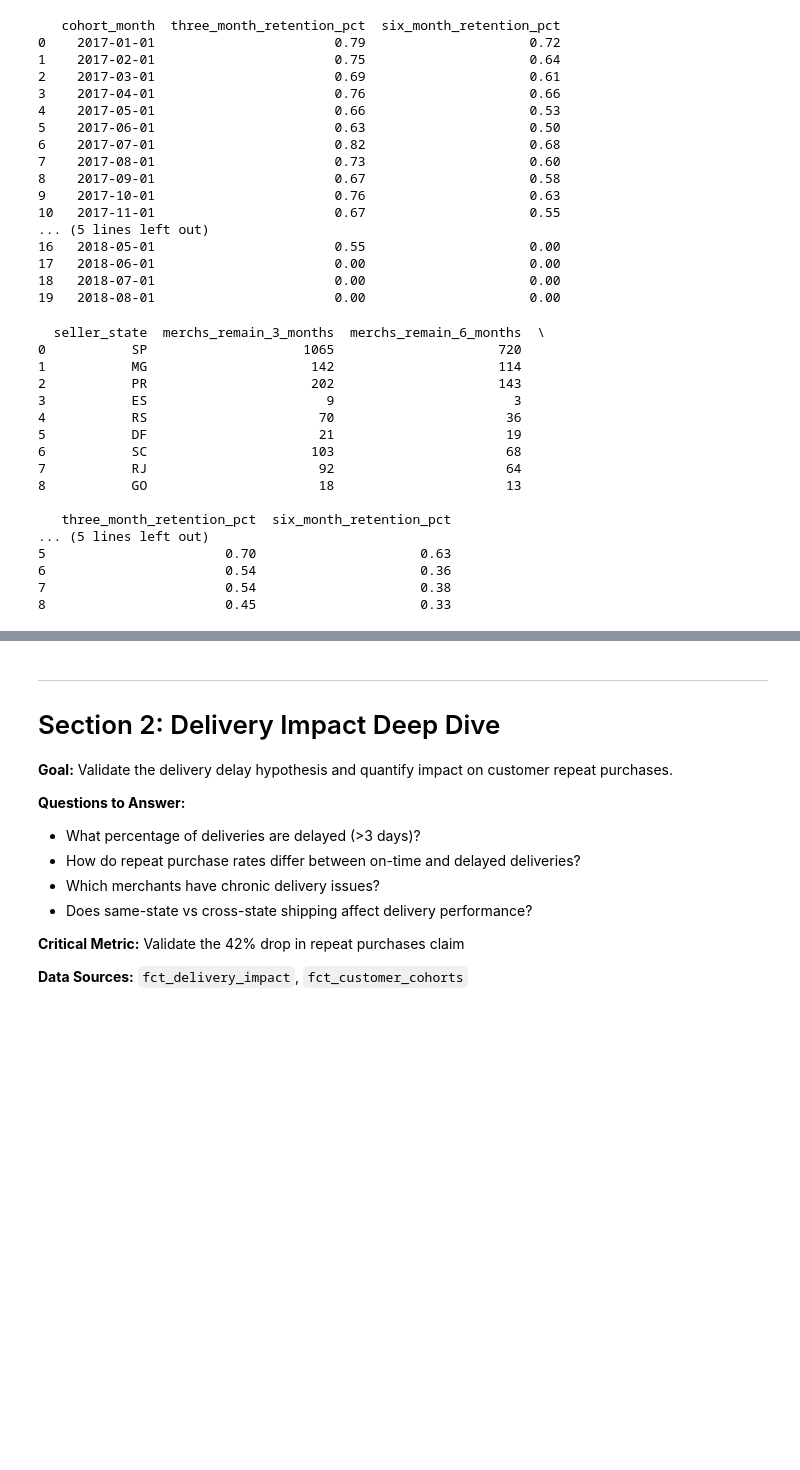
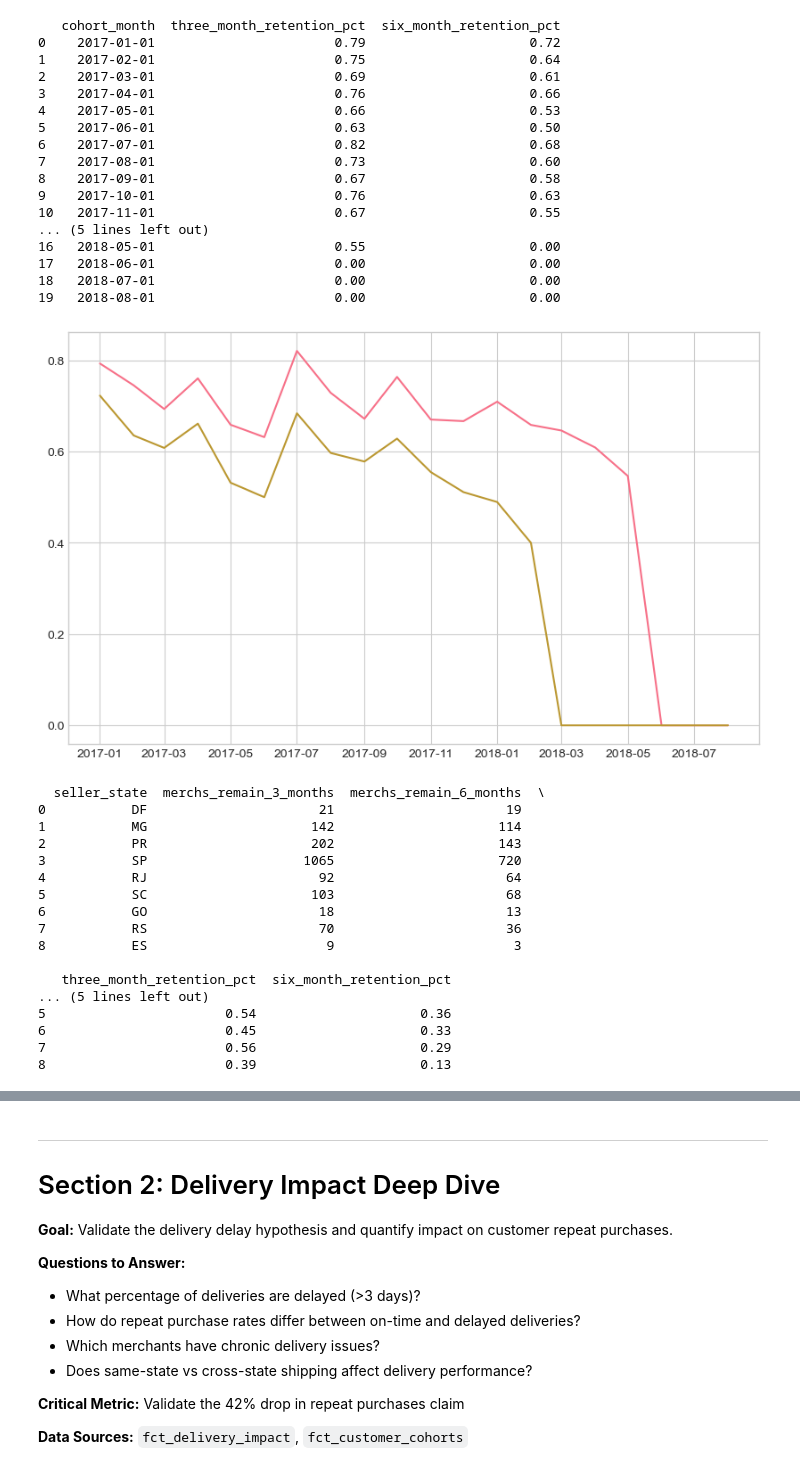
Before and after one commit to ArdahanDogru/olist-ecommerce-analytics, a Jupyter notebook: notebooks/delivery_impact_recommendations.ipynb, the cells around one changed output, grey strips where cells are left out. Saved outputs shown, nothing was run; the diff lists cells and outputs as text; code cells hidden in the pictures; blank space fills up the shorter version.

```diff
--- a/notebooks/delivery_impact_recommendations.ipynb
+++ b/notebooks/delivery_impact_recommendations.ipynb
@@ -191,6 +208,17 @@ print(retention_rate_by_cohort)
 17   2018-06-01                       0.00                     0.00
 18   2018-07-01                       0.00                     0.00
 19   2018-08-01                       0.00                     0.00
+# %%
+x = retention_rate_by_cohort['cohort_month']
+y1 = retention_rate_by_cohort['three_month_retention_pct']
+y2 = retention_rate_by_cohort['six_month_retention_pct']
+
+plt.figure(figsize=(10, 6))
+plt.plot(x, y1)
+plt.plot(x, y2)
+plt.show()
+# %% [output]
+[figure, added]
 # %%
 # Plot retention rates by cohort_month
 # Two lines: 3-month and 6-month retention
@@ -204,25 +232,25 @@ SELECT seller_state, SUM(retained_3_months) AS merchs_remain_3_months, SUM(retai
 FROM `jaffle-shop-483118.olist_dev.fct_merchant_performance`
 GROUP BY seller_state
 HAVING COUNT(*) >= 20
-ORDER BY three_month_retention_pct DESC
+ORDER BY six_month_retention_pct DESC
 """).to_dataframe()
 
 print(retentions_by_state)
 # %% [output]
   seller_state  merchs_remain_3_months  merchs_remain_6_months  \
-0           SP                    1065                     720
+0           DF                      21                      19
 1           MG                     142                     114
 2           PR                     202                     143
-3           ES                       9                       3
-4           RS                      70                      36
-5           DF                      21                      19
-6           SC                     103                      68
-7           RJ                      92                      64
-8           GO                      18                      13
+3           SP                    1065                     720
+4           RJ                      92                      64
+5           SC                     103                      68
+6           GO                      18                      13
+7           RS                      70                      36
+8           ES                       9                       3
 
    three_month_retention_pct  six_month_retention_pct
 ... (5 lines left out)
-5                       0.70                     0.63
-6                       0.54                     0.36
-7                       0.54                     0.38
-8                       0.45                     0.33
+5                       0.54                     0.36
+6                       0.45                     0.33
+7                       0.56                     0.29
+8                       0.39                     0.13
```
Also changed, not shown: parts of 4 cells of this notebook.
